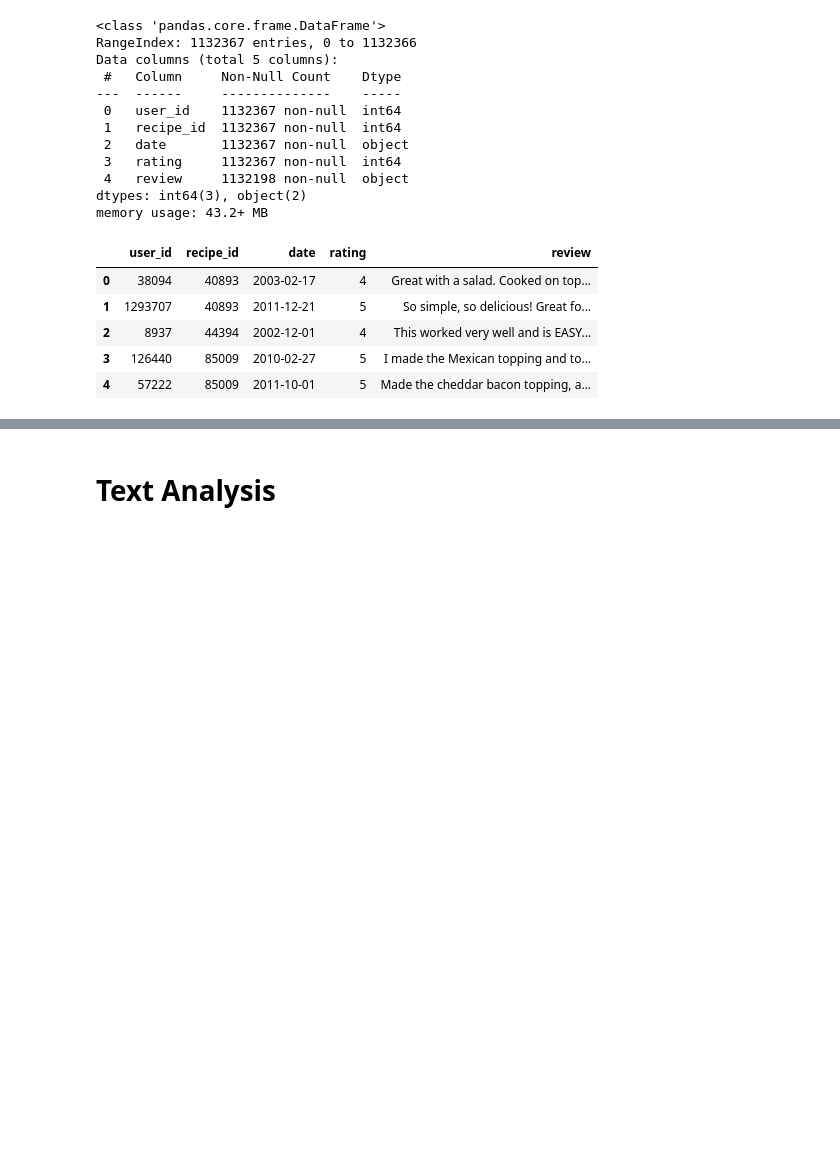
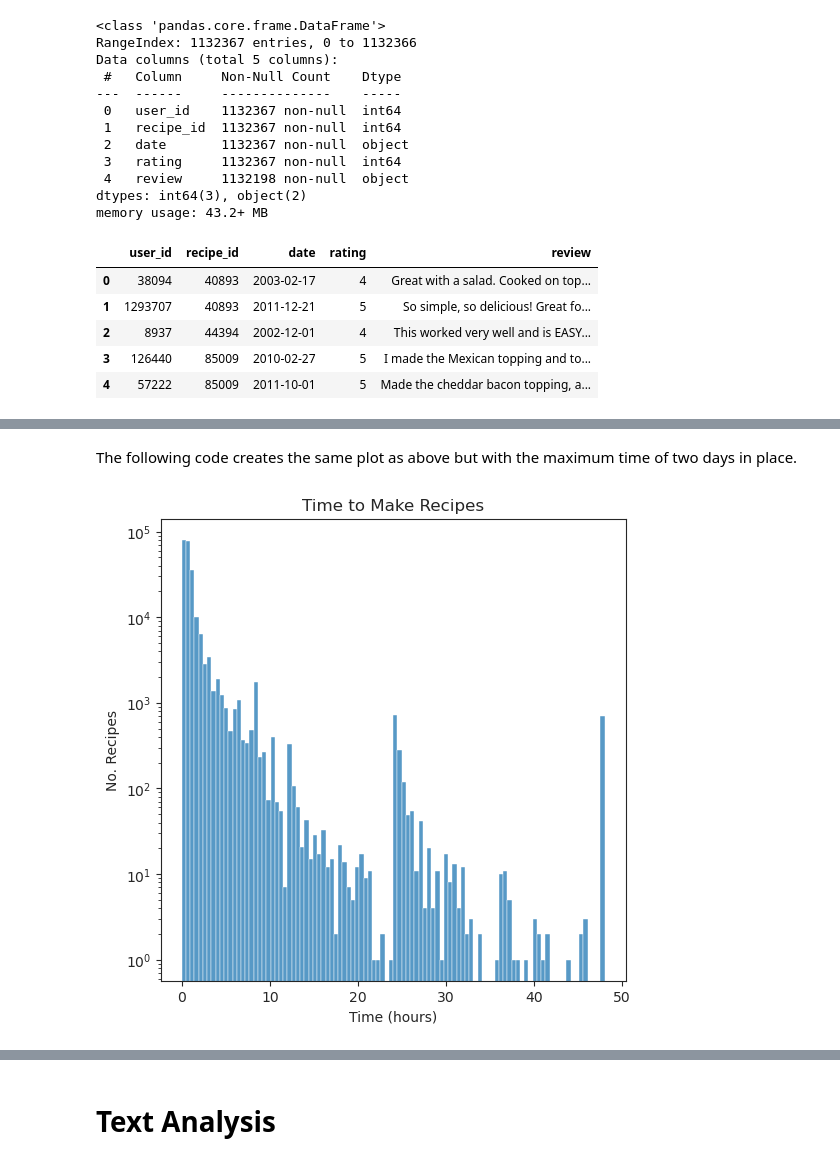
Before and after one commit to jlombino/RecipeEngine, a Jupyter notebook: Recipe_EDA.ipynb, the cells around one changed output, grey strips where cells are left out. Saved outputs shown, nothing was run; the diff lists cells and outputs as text; code cells hidden in the pictures; blank space fills up the shorter version.

```diff
--- a/Recipe_EDA.ipynb
+++ b/Recipe_EDA.ipynb
@@ -325,0 +186,13 @@ recipes_with_nutrition.head()
+# %% [markdown]
+The following code creates the same plot as above but with the maximum time of two days in place.
+# %%
+adjusted_time_plot, adjusted_time_ax = plt.subplots(figsize=(6,6))
+
+sns.histplot(raw_recipes['hours_adjusted'], ax=adjusted_time_ax, bins=100)
+adjusted_time_ax.set_yscale('log')
+adjusted_time_ax.set_yscale('log')
+adjusted_time_ax.set_title('Time to Make Recipes')
+adjusted_time_ax.set_xlabel('Time (hours)')
+adjusted_time_ax.set_ylabel('No. Recipes');
+# %% [output]
+[figure, added]
```
Also changed, not shown: parts of 104 cells of this notebook, 1 other file.
